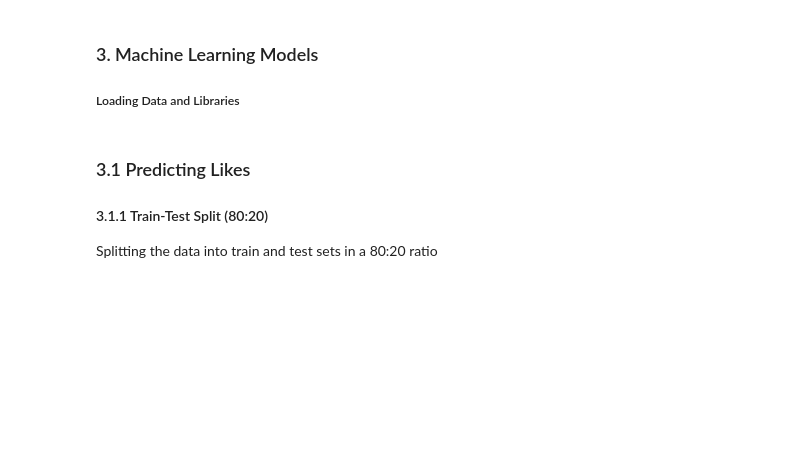
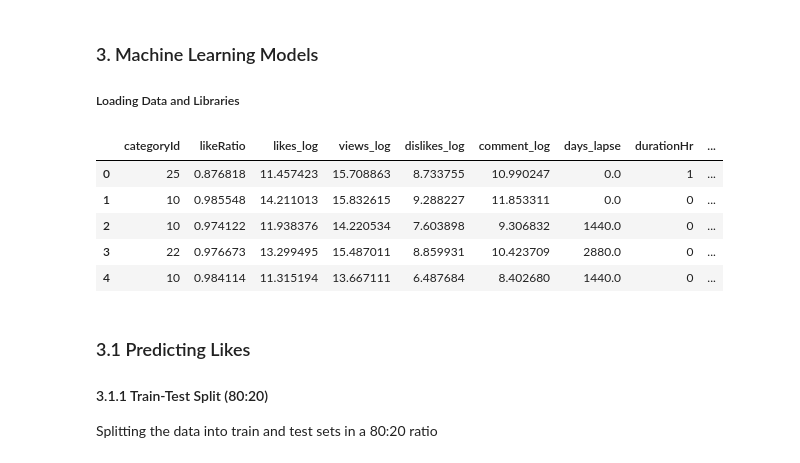
Before and after one commit to nickrwu/YouTube-Trending, a Jupyter notebook: yt-model.ipynb, the cells around one changed output. Drawn from its saved outputs; the diff is of its cells as text; code cells hidden in the pictures; blank space fills up the shorter version.

```diff
--- a/yt-model.ipynb
+++ b/yt-model.ipynb
@@ -27,23 +27,41 @@
 # %%
 import helpers
 import pandas as pd
 import numpy as np
 
 
 # Encoding and Data Split
+# import category_encoders as ce
+from sklearn.compose import ColumnTransformer
 from sklearn.preprocessing import OneHotEncoder
 from sklearn.pipeline import Pipeline
 from sklearn.model_selection import train_test_split
 
 # Modeling
-from sklearn.linear_model import LinearRegression
 from sklearn import metrics
 import scipy.stats as stats
+from sklearn.linear_model import LinearRegression
 from sklearn.tree import DecisionTreeRegressor
 from sklearn.ensemble import RandomForestRegressor
 
+# Tuning
+from sklearn.model_selection import GridSearchCV
+from sklearn.compose import ColumnTransformer
+from sklearn.preprocessing import StandardScaler
+from sklearn.model_selection import cross_validate
+from sklearn.model_selection import cross_val_score
+
 # Reading the stitched data
 df = helpers.load_df("../YouTube-Trending/Data/Curated_US_Data.csv")
+
+df.head()
+# %% [output]
+|  | categoryId | likeRatio | likes_log | views_log | dislikes_log | comment_log | days_lapse | durationHr | ... |
+| 0 | 25 | 0.876818 | 11.457423 | 15.708863 | 8.733755 | 10.990247 | 0.0 | 1 | ... |
+| 1 | 10 | 0.985548 | 14.211013 | 15.832615 | 9.288227 | 11.853311 | 0.0 | 0 | ... |
+| 2 | 10 | 0.974122 | 11.938376 | 14.220534 | 7.603898 | 9.306832 | 1440.0 | 0 | ... |
+| 3 | 22 | 0.976673 | 13.299495 | 15.487011 | 8.859931 | 10.423709 | 2880.0 | 0 | ... |
+| 4 | 10 | 0.984114 | 11.315194 | 13.667111 | 6.487684 | 8.402680 | 1440.0 | 0 | ... |
 # %% [markdown]
 ### 3.1 Predicting Likes
 #### 3.1.1 Train-Test Split (80:20)
```
Also changed, not shown: parts of 27 cells of this notebook.
